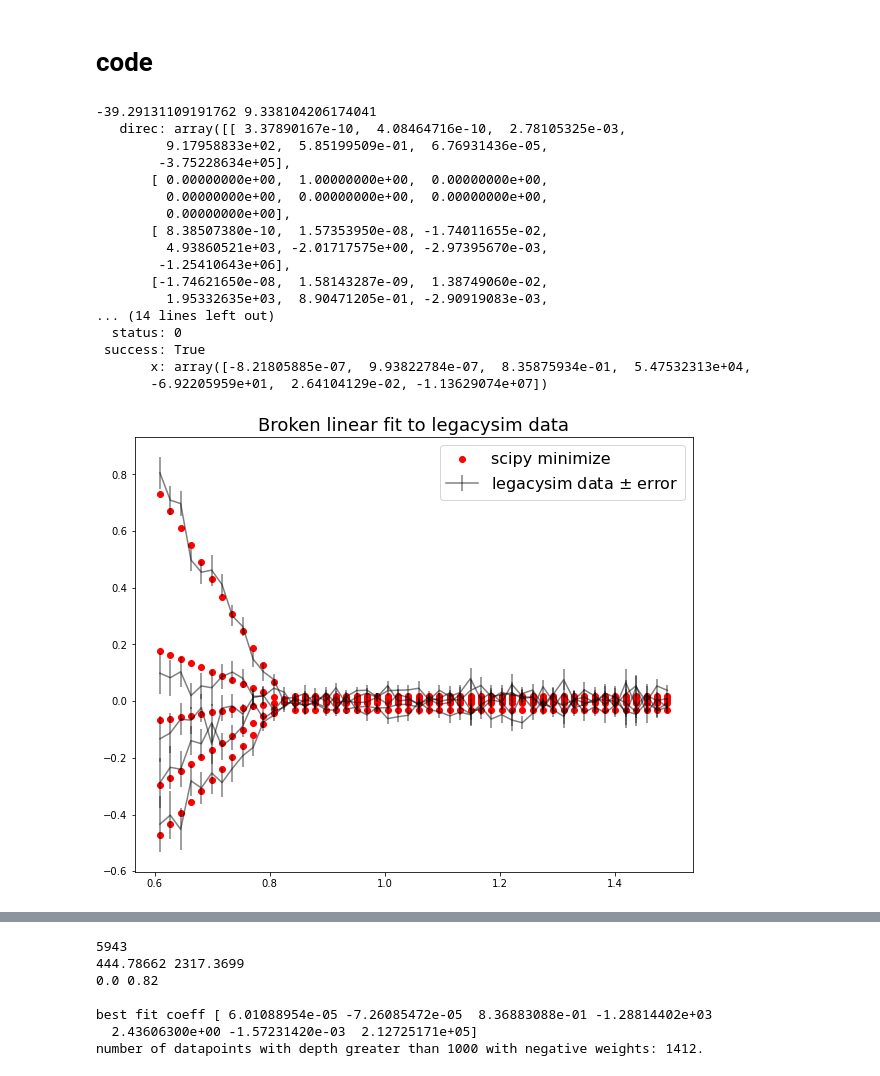
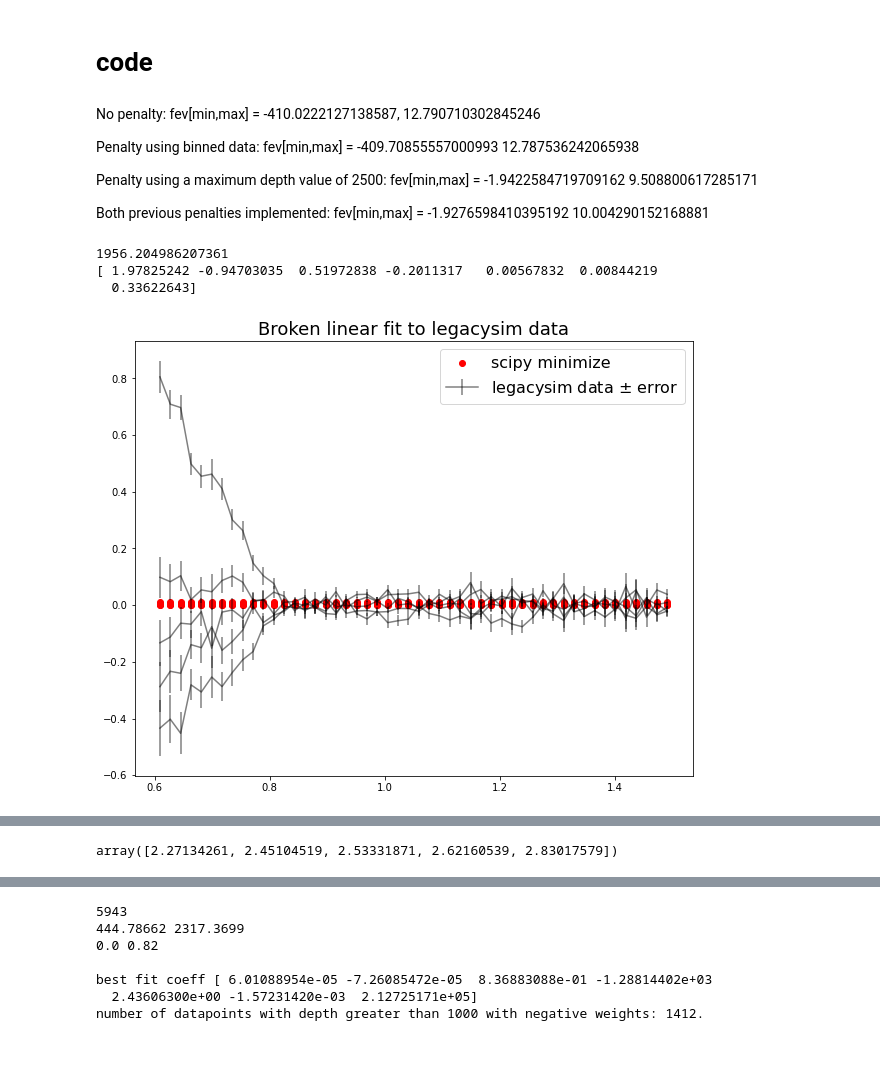
Before and after one commit to AlbertoRosado1/legacysim_runs, a Jupyter notebook: DA02/fitting_dndz.ipynb, the cells around one changed output, grey strips where cells are left out. Saved outputs shown, nothing was run; the diff lists cells and outputs as text; code cells hidden in the pictures.

Commit message:
changed depth to log(depth)

```diff
--- a/DA02/fitting_dndz.ipynb
+++ b/DA02/fitting_dndz.ipynb
@@ -418,54 +427,52 @@ base_dir = '/global/cfs/cdirs/desi/survey/catalogs/DA02/LSS/guadalupe/LSScats/2/
 test_dir = '/global/cscratch1/sd/arosado/legacysim_fitting'
 legacysim_data, h = ft.read(f'{test_dir}/legacysim_data_{run}.fits', header=True)
 data = ft.read(f'{test_dir}/data_{run}.fits')
+# %% [markdown]
+No penalty:
+fev[min,max] = -410.0222127138587, 12.790710302845246
+
+Penalty using binned data:
+fev[min,max] = -409.70855557000993 12.787536242065938
+
+
+Penalty using a maximum depth value of 2500:
+fev[min,max] = -1.9422584719709162 9.508800617285171
+
+Both previous penalties implemented:
+fev[min,max] = -1.9276598410395192 10.004290152168881
 # %%
+%%time
 # Here we look at the effect of using yerr when fitting
 
 fig = plt.figure(figsize=(10,8))
 
 test = ELG_dndz(legacysim_data, data='legacysim')
-res = test.test()
-print(res)
-params = res.x
-#print(params)
+print(test.res.fun)
+params = test.params
+print(params)
 dndz = test.predict_dndz((test.z_h, test.depth_h),*params)
 plt.scatter(test.z_h, dndz, color='red', label='scipy minimize')
 
 #test2 = ELG_dndz_old(legacysim_data, data='legacysim', fit='exponential')
 #test2.get_chi2()
 #params = test2.fit_dndz()[0]
 #print(params)
 #dndz_err = test2.predict_dndz_exp((test2.z_h, test2.depth_h),*params)
 #plt.scatter(test2.z_h, dndz_err, color='b', label='scipy curve_fit')
 
 bins=test.bins-1
 kw= dict(color='k', alpha=0.5)
 plt.errorbar([],[],yerr=[], label=f'legacysim data $\pm$ error',**kw)
 for ite in range(10):
     i, j = (bins)*ite, (bins)*(ite+1)
     plt.errorbar(test.z_h[i:j], test.dndz_h[i:j], yerr=test.yerr[i:j], **kw)
     #plt.plot(test.z_h[i:j], (test.dndz_h[i:j]+1)/(dndz_err+1), yerr=test.yerr[i:j], **kw)
 plt.legend(fontsize=16)
 plt.title('Broken linear fit to legacysim data', fontsize=18)
 plt.show()
 #print(test.pred_weights.min(), test.pred_weights.max())
-#(a + b*z) * (d*depth + e*depth**2 + f*depth**3 + g))
 # %% [output]
--39.29131109191762 9.338104206174041
-   direc: array([[ 3.37890167e-10,  4.08464716e-10,  2.78105325e-03,
-         9.17958833e+02,  5.85199509e-01,  6.76931436e-05,
-        -3.75228634e+05],
-       [ 0.00000000e+00,  1.00000000e+00,  0.00000000e+00,
-         0.00000000e+00,  0.00000000e+00,  0.00000000e+00,
-         0.00000000e+00],
-       [ 8.38507380e-10,  1.57353950e-08, -1.74011655e-02,
-         4.93860521e+03, -2.01717575e+00, -2.97395670e-03,
-        -1.25410643e+06],
-       [-1.74621650e-08,  1.58143287e-09,  1.38749060e-02,
-         1.95332635e+03,  8.90471205e-01, -2.90919083e-03,
-... (14 lines left out)
-  status: 0
- success: True
-       x: array([-8.21805885e-07,  9.93822784e-07,  8.35875934e-01,  5.47532313e+04,
-       -6.92205959e+01,  2.64104129e-02, -1.13629074e+07])
+1956.204986207361
+[ 1.97825242 -0.94703035  0.51972838 -0.2011317   0.00567832  0.00844219
+  0.33622643]
-[figure, old version]
+[figure, new version]
@@ -472,3 +481,7 @@ plt.show()
+# %%
+np.unique(np.log10(test.depth_h))
+# %% [output]
+array([2.27134261, 2.45104519, 2.53331871, 2.62160539, 2.83017579])
 # %%
 test = ELG_dndz(legacysim_data, data='legacysim', fit='exponential')
 #test.get_chi2()
```
Also changed, not shown: parts of 3 cells of this notebook.
